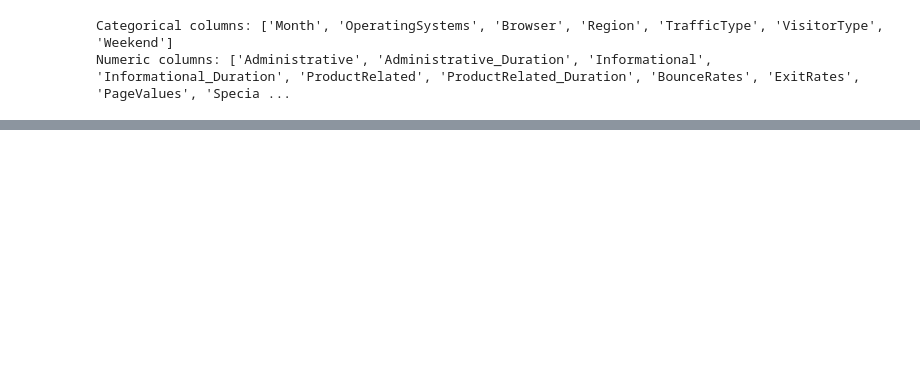
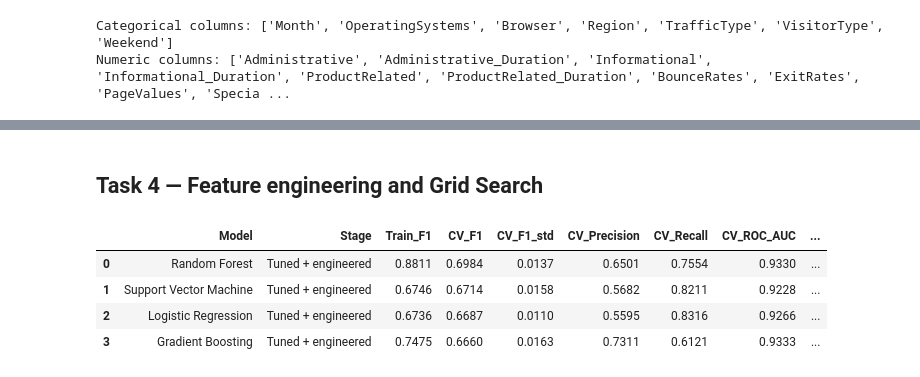
Before and after one commit to StBoris04/CAI4105_2026_FALL_TEAM_1, a Jupyter notebook: challenge2/models/purchase_prediction.ipynb, the cells around one changed output, grey strips where cells are left out. Cells and saved outputs as stored; diff of their text form; code cells hidden in the pictures; blank space fills up the shorter version.

```diff
--- a/challenge2/models/purchase_prediction.ipynb
+++ b/challenge2/models/purchase_prediction.ipynb
@@ -214,0 +205,77 @@ Tasks 3–6 will add the seven required classifiers, a comparison table, Grid Se
+# %% [markdown]
+## Task 4 — Feature engineering and Grid Search
+# %%
+# These row-wise features learn nothing from the data, so they are safe inside every CV fold.
+def add_features(frame):
+    data = frame.copy()
+    data['TotalPages'] = data['Administrative'] + data['Informational'] + data['ProductRelated']
+    data['TotalDuration'] = (data['Administrative_Duration'] + data['Informational_Duration']
+                             + data['ProductRelated_Duration'])
+    data['AvgDurPerPage'] = data['TotalDuration'] / (data['TotalPages'] + 1)
+    data['ProdDurPerPage'] = data['ProductRelated_Duration'] / (data['ProductRelated'] + 1)
+    data['HasPageValue'] = (data['PageValues'] > 0).astype(int)
+    data['PageValuePerProduct'] = data['PageValues'] / (data['ProductRelated'] + 1)
+    data['ProductShare'] = data['ProductRelated'] / (data['TotalPages'] + 1)
+    skewed = ['Administrative', 'Administrative_Duration', 'Informational',
+              'Informational_Duration', 'ProductRelated', 'ProductRelated_Duration',
+              'PageValues', 'TotalPages', 'TotalDuration', 'AvgDurPerPage',
+              'ProdDurPerPage', 'PageValuePerProduct']
+    data[skewed] = np.log1p(data[skewed].clip(lower=0))
+    return data
+
+engineered_numeric_columns = [column for column in add_features(X.head()).columns
+                            if column not in categorical_columns]
+
+def make_engineered_pipeline(model):
+    return Pipeline([
+        ('features', FunctionTransformer(add_features, validate=False)),
+        ('preprocess', make_preprocessor(engineered_numeric_columns)),
+        ('model', model),
+    ])
+
+# Tune selected, complementary model families with positive-class F1 as the refit metric.
+tuning_specs = {
+    'Logistic Regression': (LogisticRegression(max_iter=5000, random_state=RANDOM_STATE),
+        {'model__C': [0.03, 0.1, 0.3, 1, 3], 'model__class_weight': [None, 'balanced']}),
+    'Support Vector Machine': (SVC(random_state=RANDOM_STATE),
+        {'model__C': [0.3, 1, 3], 'model__gamma': ['scale', 0.01],
+         'model__class_weight': [None, 'balanced']}),
+    'Random Forest': (RandomForestClassifier(n_estimators=300, random_state=RANDOM_STATE, n_jobs=1),
+        {'model__max_features': ['sqrt', 0.3], 'model__min_samples_leaf': [1, 3, 5, 10],
+         'model__class_weight': [None, 'balanced_subsample']}),
+    'Gradient Boosting': (GradientBoostingClassifier(random_state=RANDOM_STATE),
+        {'model__n_estimators': [150, 300], 'model__learning_rate': [0.03, 0.1],
+         'model__max_depth': [2, 3, 4], 'model__subsample': [0.8, 1.0]}),
+}
+
+searches = {}
+tuned_rows = []
+for name, (model, grid) in tuning_specs.items():
+    search = GridSearchCV(make_engineered_pipeline(model), grid, scoring=scoring,
+                          refit='f1', cv=cv, n_jobs=-1, return_train_score=True,
+                          error_score='raise')
+    search.fit(X, y)
+    searches[name] = search
+    best = search.best_index_
+    results = search.cv_results_
+    tuned_rows.append({
+        'Model': name, 'Stage': 'Tuned + engineered',
+        'Train_F1': results['mean_train_f1'][best], 'CV_F1': results['mean_test_f1'][best],
+        'CV_F1_std': results['std_test_f1'][best],
+        'CV_Precision': results['mean_test_precision'][best],
+        'CV_Recall': results['mean_test_recall'][best],
+        'CV_ROC_AUC': results['mean_test_roc_auc'][best],
+        'CV_Average_Precision': results['mean_test_average_precision'][best],
+        'F1_Gap': results['mean_train_f1'][best] - results['mean_test_f1'][best],
+        'Time_sec': results['mean_fit_time'][best] * N_SPLITS,
+        'Best_parameters': search.best_params_,
+    })
+
+tuned_df = pd.DataFrame(tuned_rows).sort_values('CV_F1', ascending=False).reset_index(drop=True)
+display(tuned_df.round(4))
+# %% [output]
+|  | Model | Stage | Train_F1 | CV_F1 | CV_F1_std | CV_Precision | CV_Recall | CV_ROC_AUC | ... |
+| 0 | Random Forest | Tuned + engineered | 0.8811 | 0.6984 | 0.0137 | 0.6501 | 0.7554 | 0.9330 | ... |
+| 1 | Support Vector Machine | Tuned + engineered | 0.6746 | 0.6714 | 0.0158 | 0.5682 | 0.8211 | 0.9228 | ... |
+| 2 | Logistic Regression | Tuned + engineered | 0.6736 | 0.6687 | 0.0110 | 0.5595 | 0.8316 | 0.9266 | ... |
+| 3 | Gradient Boosting | Tuned + engineered | 0.7475 | 0.6660 | 0.0163 | 0.7311 | 0.6121 | 0.9333 | ... |
```
Also changed, not shown: parts of 18 cells of this notebook, 3 other files.
